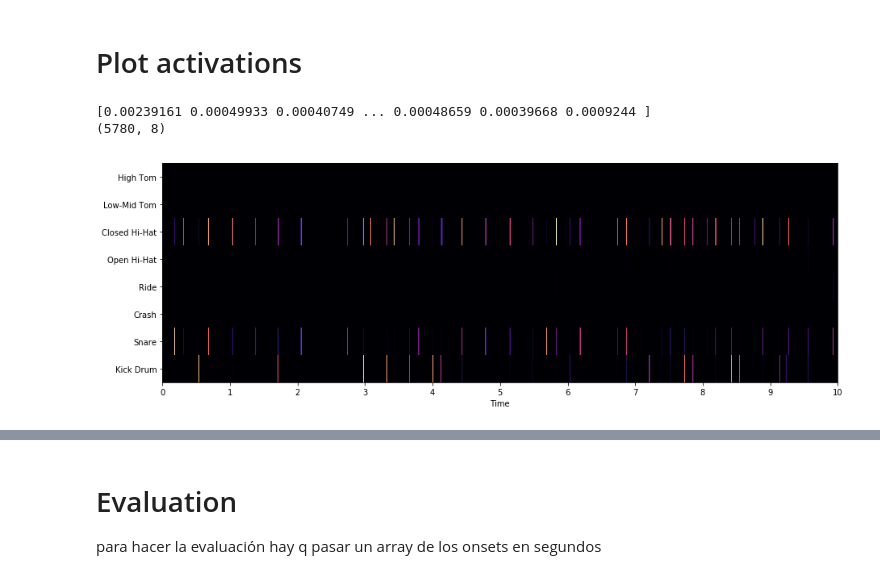
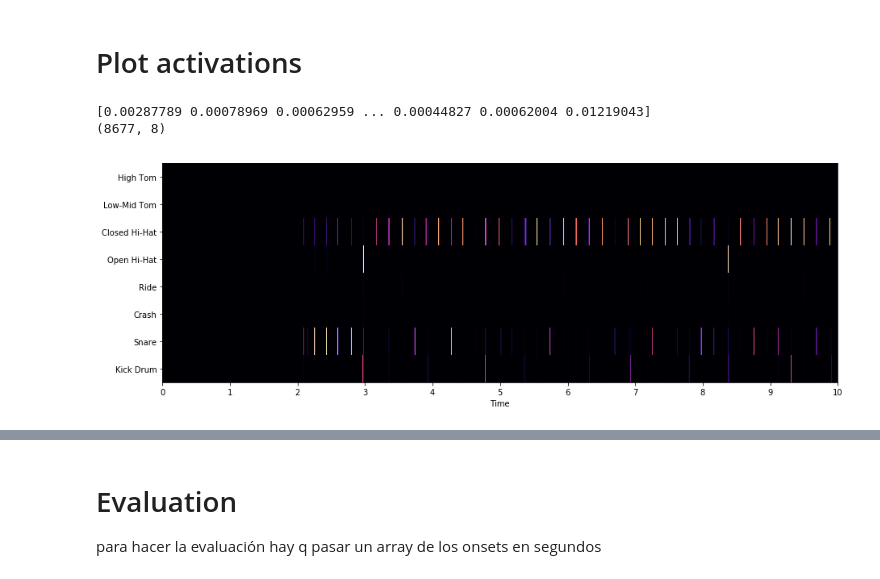
Before and after one commit to pelinski/crnn_multitask_adt, a Jupyter notebook: adt.ipynb, the cells around one changed output, grey strips where cells are left out. Cells and saved outputs as stored; diff of their text form; code cells hidden in the pictures.

```diff
--- a/adt.ipynb
+++ b/adt.ipynb
@@ -67,7 +49,7 @@ model_configuration_id = 303
 sample_audio_files = dict([(v, os.path.join('models/audio/', '{}.wav'.format(v))) for v in PERC_VOICE_SET])
 
 # audio file
-input_audio_file = 'groove/drummer1/session1/1_funk_80_beat_4-4.mid'
+input_audio_file = 'groove/drummer1/session1/1_funk_80_beat_4-4.wav'
 
 # compute model's onsets >> outputs 14 voices
 output = transcribe(model_definition_path,
@@ -78,5 +60,5 @@ output = transcribe(model_definition_path,
                     peak_params=None,
                     output_sample_rate=44100)
 
-model_14v = output['14v']['onset_activations']
+out_14v = output['14v']['onset_activations']
 # %% [output]
@@ -87,7 +69,7 @@ Since the model outputs 14 voices, we need to reduce them to the 8 ones present
 # reduce 14 voices to the 8 present in the magenta dataset
 
 length_in_samples = model_14v.shape[0]
-model_8v = np.zeros([timefrs,8])
+out_8v = np.zeros([length_in_samples,8])
 
 reduced_mapping = {
     0: [0],     # kick
@@ -101,9 +83,9 @@ reduced_mapping = {
 }
 
 
-eps = 0 #threshold ?
+eps = 0 # threshold ?
 for t in range(timefrs):
     t_roll = model_14v[t,:]
     t_roll[t_roll<eps] = 0
     for i in reduced_mapping.keys():
-        model_8v[t,i] = np.max(t_roll[reduced_mapping[i]])
+        out_8v[t,i] = np.max(t_roll[reduced_mapping[i]])
@@ -236,12 +192,12 @@ def plot_activations(X, voice_type, start_s, stop_s, sample_interval, sr=44100,
 # %%
 #plot_activations(output['14v']['onset_activations'], 'full', 0, 10, 0.01)
 # %%
-print(model_8v[:,0])
-plot_activations(model_8v,'reduced', 0, 10, 0.01)
+print(out_8v[:,0])
+plot_activations(out_8v,'reduced', 0, 10, 0.01)
 # %% [output]
-[0.00239161 0.00049933 0.00040749 ... 0.00048659 0.00039668 0.0009244 ]
-(5780, 8)
+[0.00287789 0.00078969 0.00062959 ... 0.00044827 0.00062004 0.01219043]
+(8677, 8)
-[figure, old version]
+[figure, new version]
 # %%
 plot_activations(magenta_transcription,'reduced',0,10,0.01)
 # %% [output]
```
Also changed, not shown: parts of 16 cells of this notebook.
